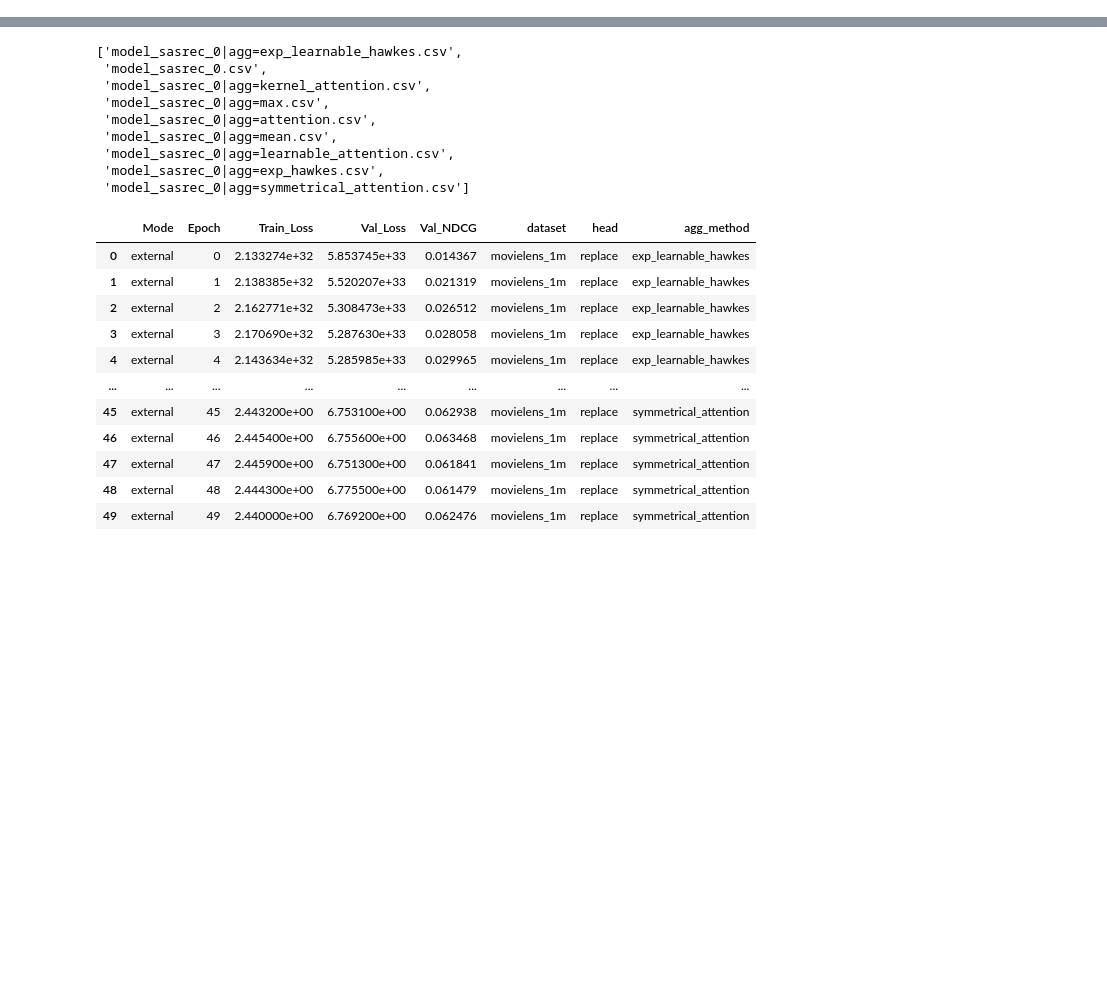
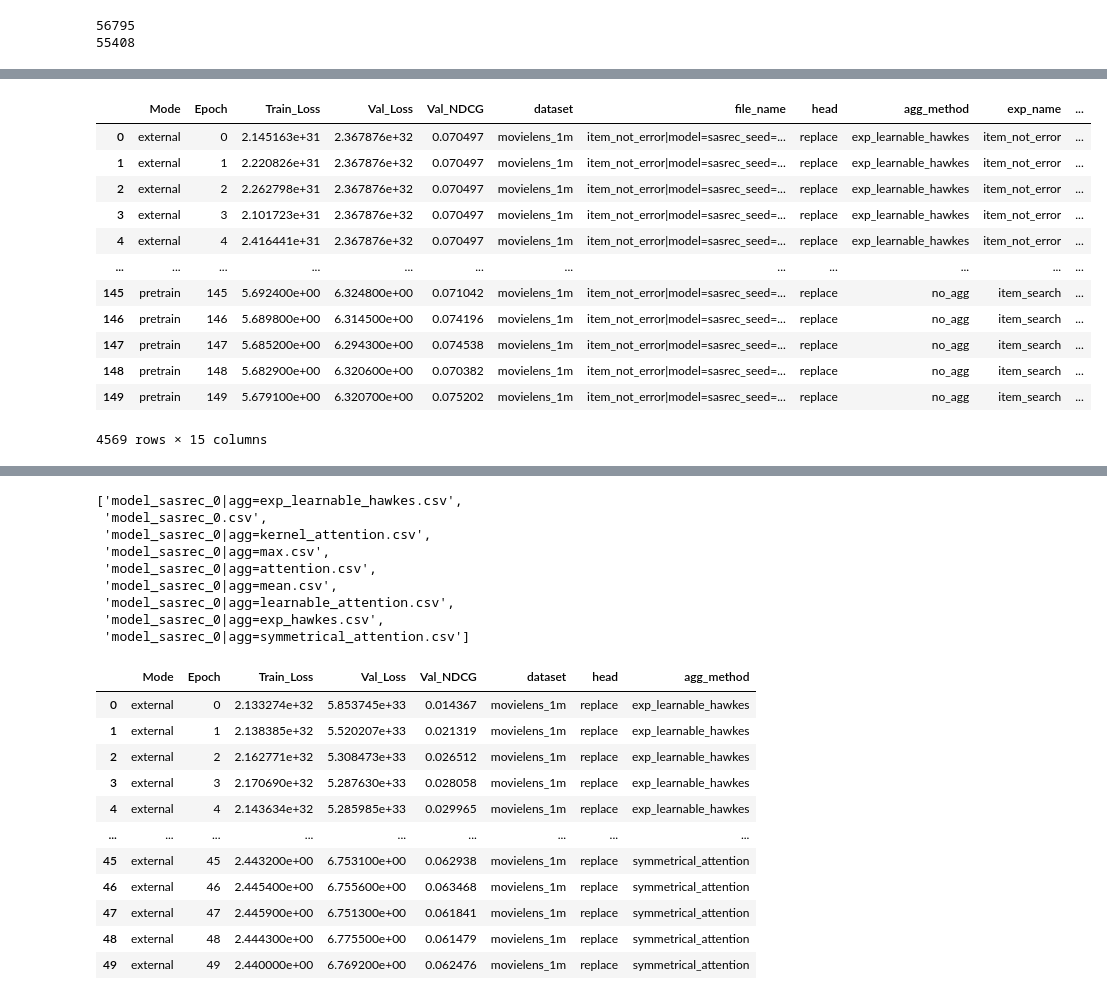
Before and after one commit to petrsokerin/Ext_RecSys, a Jupyter notebook: notebooks/res_analysis.ipynb, the cells around one changed output, grey strips where cells are left out. Saved outputs shown, nothing was run; the diff lists cells and outputs as text; code cells hidden in the pictures; blank space fills up the shorter version.

```diff
--- a/notebooks/res_analysis.ipynb
+++ b/notebooks/res_analysis.ipynb
@@ -18,0 +202,4 @@ import seaborn as sns
+# %%
+path = 'checkpoints/movielens_1m'
+all_files = [file for file in os.listdir(path)  if ".csv" in file ]
+all_files
@@ -18,0 +224,62 @@ import seaborn as sns
+# %%
+all_res = pd.DataFrame([])
+
+for file in all_files:
+    df = pd.read_csv(os.path.join(path, file))
+    df['dataset'] = 'movielens_1m'
+    df['file_name'] = file
+    if len(file.split('|')) > 1:
+        hp = file.split('|')[1]
+        method = hp
+        method = method.replace('.csv', '').replace('agg=', '')
+        df['head'] = 'replace'
+        df['agg_method'] = method
+    else:
+        df['head'] = '-'
+        df['agg_method'] = 'no_agg'
+
+    all_res = pd.concat([all_res, df])
+
+all_res_agg = all_res
+
+exp_mask = all_res_agg['file_name'].str.split('|').apply(lambda x: len(x)) == 3
+print(len(all_res_agg))
+all_res_agg = all_res_agg[exp_mask]
+print(len(all_res_agg))
+
+
+split_values = all_res_agg['file_name'].str.split('|', n=2, expand=True)
+all_res_agg[['exp_name', 'base_model', 'exp_hp']] = split_values
+
+
+all_res_agg = all_res_agg[all_res_agg['exp_name'] == 'item_not_error']
+
+all_res_agg['head_method'] =  all_res_agg['exp_hp'].str.split('__', n=2, expand=True)[1] \
+    .str.split('__', expand=True)[0] \
+    .str.replace('head=', '')
+
+all_res_agg['agg_method'] =  all_res_agg['exp_hp'].str.split('__', n=2, expand=True)[0] \
+    .str.split('__', expand=True)[0] \
+    .str.replace('agg=', '')
+
+all_res_agg['freeze'] =  all_res_agg['exp_hp'].str.split('__', n=2, expand=True)[2] \
+    .str.split('__', expand=True)[0] \
+    .str.replace('freeze=', '') \
+    .str.replace('.csv', '') \
+
+
+baselines = [f'item_not_error|model=sasrec_seed={seed}_final=items.csv' for seed in [0, 1, 2]]
+all_res_baseline = all_res[all_res['file_name'].isin(baselines)]
+all_res_baseline[['exp_name', 'exp_hp', 'head_method', 'agg_method', 'freeze']] = \
+'item_search', '', 'no_head', 'no_agg', 'False'
+
+all_res_baseline['base_model'] = all_res_baseline['file_name'].str.split('|', expand=True)[1].str.replace('.csv', '')
+
+all_res_agg = pd.concat([all_res_agg, all_res_baseline])
+
+all_res_agg['seed'] = all_res_agg['base_model'].str.split('_', expand=True)[1].str.replace('seed=', '').astype(int)
+
+all_res_agg
+# %% [output]
+56795
+55408
@@ -18,0 +303,13 @@ import seaborn as sns
+|  | Mode | Epoch | Train_Loss | Val_Loss | Val_NDCG | dataset | file_name | head | agg_method | exp_name | ... |
+| 0 | external | 0 | 2.145163e+31 | 2.367876e+32 | 0.070497 | movielens_1m | item_not_error|model=sasrec_seed=... | replace | exp_learnable_hawkes | item_not_error | ... |
+| 1 | external | 1 | 2.220826e+31 | 2.367876e+32 | 0.070497 | movielens_1m | item_not_error|model=sasrec_seed=... | replace | exp_learnable_hawkes | item_not_error | ... |
+| 2 | external | 2 | 2.262798e+31 | 2.367876e+32 | 0.070497 | movielens_1m | item_not_error|model=sasrec_seed=... | replace | exp_learnable_hawkes | item_not_error | ... |
+| 3 | external | 3 | 2.101723e+31 | 2.367876e+32 | 0.070497 | movielens_1m | item_not_error|model=sasrec_seed=... | replace | exp_learnable_hawkes | item_not_error | ... |
+| 4 | external | 4 | 2.416441e+31 | 2.367876e+32 | 0.070497 | movielens_1m | item_not_error|model=sasrec_seed=... | replace | exp_learnable_hawkes | item_not_error | ... |
+| ... | ... | ... | ... | ... | ... | ... | ... | ... | ... | ... | ... |
+| 145 | pretrain | 145 | 5.692400e+00 | 6.324800e+00 | 0.071042 | movielens_1m | item_not_error|model=sasrec_seed=... | replace | no_agg | item_search | ... |
+| 146 | pretrain | 146 | 5.689800e+00 | 6.314500e+00 | 0.074196 | movielens_1m | item_not_error|model=sasrec_seed=... | replace | no_agg | item_search | ... |
+| 147 | pretrain | 147 | 5.685200e+00 | 6.294300e+00 | 0.074538 | movielens_1m | item_not_error|model=sasrec_seed=... | replace | no_agg | item_search | ... |
+| 148 | pretrain | 148 | 5.682900e+00 | 6.320600e+00 | 0.070382 | movielens_1m | item_not_error|model=sasrec_seed=... | replace | no_agg | item_search | ... |
+| 149 | pretrain | 149 | 5.679100e+00 | 6.320700e+00 | 0.075202 | movielens_1m | item_not_error|model=sasrec_seed=... | replace | no_agg | item_search | ... |
+4569 rows × 15 columns
```
Also changed, not shown: parts of 24 cells of this notebook, 9 other files.
